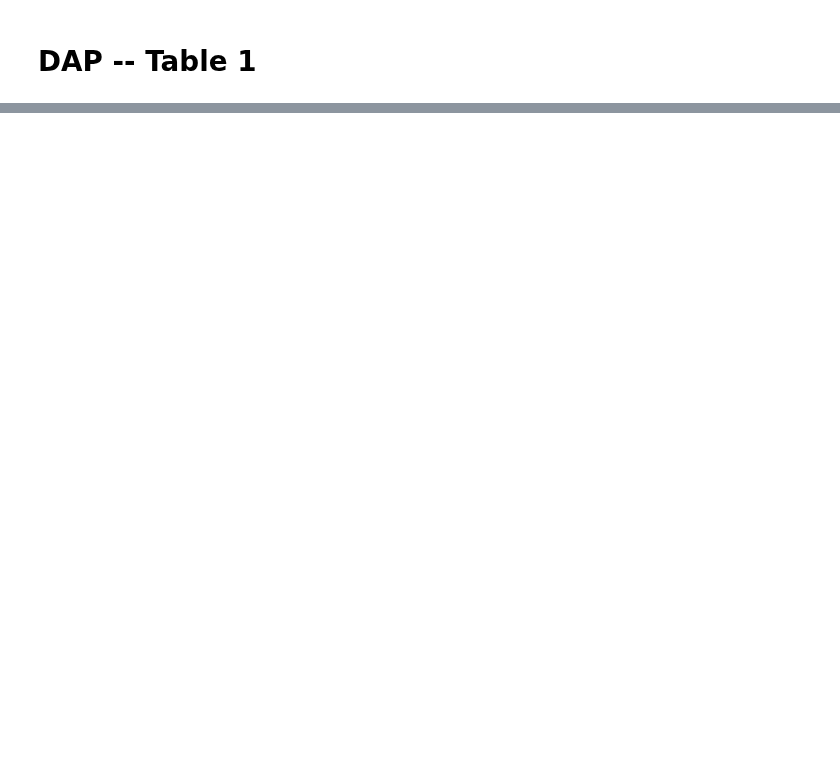
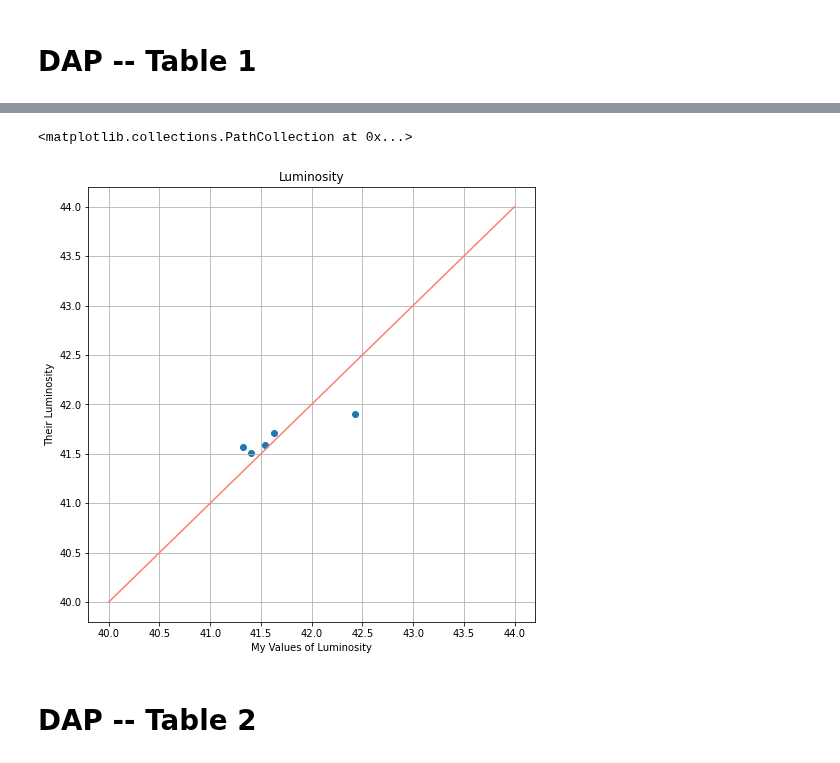
Before and after one commit to Natacha-U/Snr-Prj, a Jupyter notebook: Notebooks/H-Alpha/Area_Calculator.ipynb, the cells around one changed output, grey strips where cells are left out. Drawn from its saved outputs; the diff is of its cells as text; code cells hidden in the pictures; blank space fills up the shorter version.

```diff
--- a/Notebooks/H-Alpha/Area_Calculator.ipynb
+++ b/Notebooks/H-Alpha/Area_Calculator.ipynb
@@ -167,0 +154,15 @@ plt.scatter(ha_table_1['flux'], ha_table_1['Given flux'])
+# %%
+plt.figure(figsize = (8,8))
+plt.grid()
+# plt.xlim(350,650)
+# plt.ylim(350,650)
+plt.xlabel('My Values of Luminosity')
+plt.ylabel('Their Luminosity')
+plt.title('Luminosity')
+plt.plot([40,44], [40,44], color = 'salmon')
+plt.scatter(np.log10(ha_table_1['L erg/s']), np.log10(ha_table_1['Their Lum']))
+# %% [output]
+<matplotlib.collections.PathCollection at 0x...>
+[figure, added]
+# %% [markdown]
+# DAP -- Table 2
```
Also changed, not shown: parts of 14 cells of this notebook.
